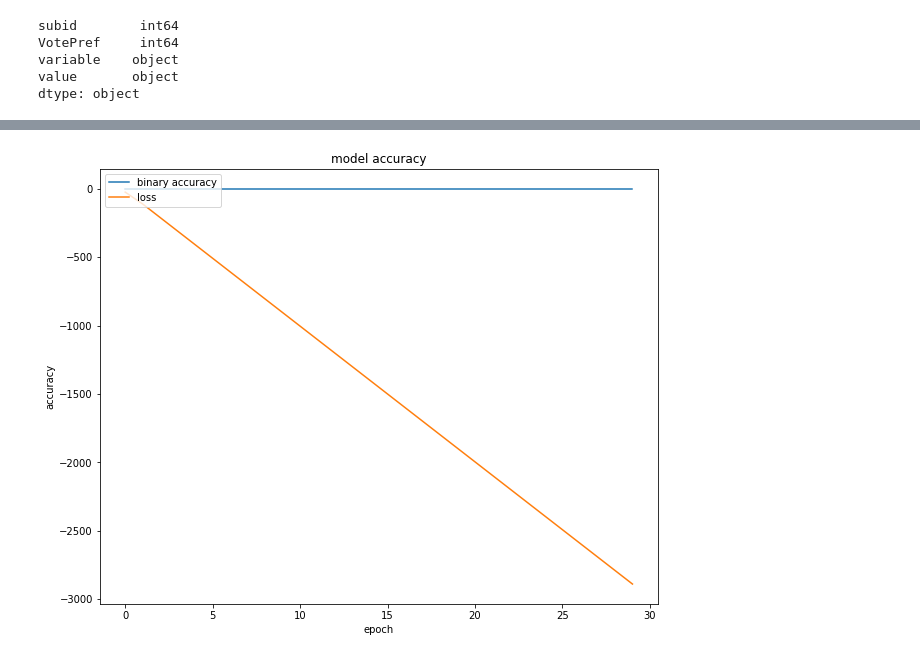
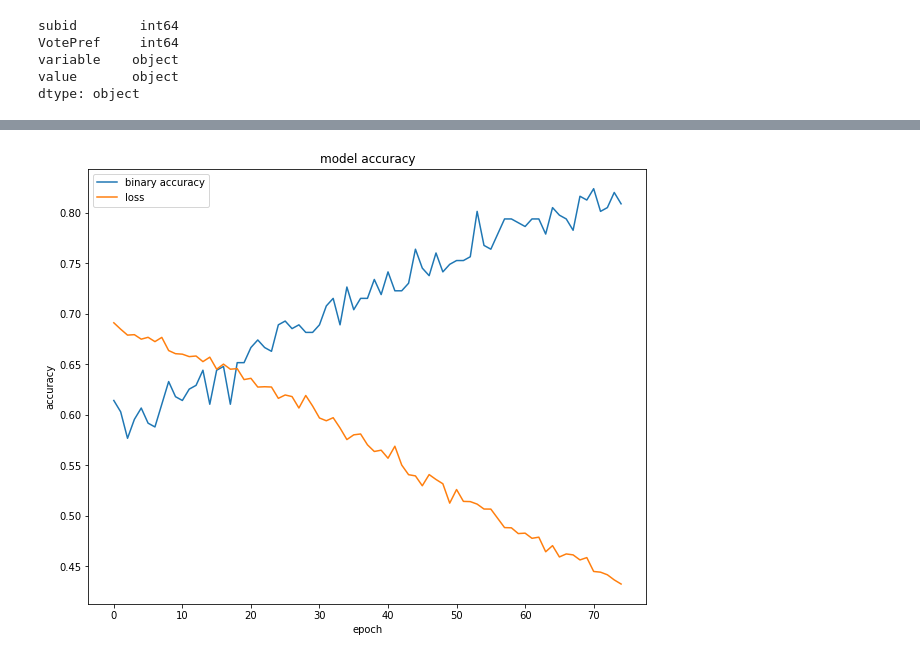
Before and after one commit to kdenning/Political-ANN, a Jupyter notebook: CIS_Final.ipynb, the cells around one changed output, grey strips where cells are left out. Saved outputs shown, nothing was run; the diff lists cells and outputs as text; code cells hidden in the pictures.

```diff
--- a/CIS_Final.ipynb
+++ b/CIS_Final.ipynb
@@ -20,9 +37,9 @@ pt_table.head()
 # %%
 # getting data in long format
-table_long = pd.melt(pt_table, id_vars=['subid', 'VotePref'], value_vars=['Day_Clin_In_PT', 'Day_Clin_In_C', 'Day_Clin_Out_PT', 'Day_Clin_Out_C', 'Day_Trump_Out_PT', 'Day_Trump_Out_C', 'Day_Trump_In_PT', 'Day_Trump_In_C'])
+table_long = pd.melt(pt_table, id_vars=['subid', 'VotePref'], value_vars=['Day_Clin_Out_PT', 'Day_Clin_Out_C', 'Day_Trump_Out_PT', 'Day_Trump_Out_C'])
 # removing NaN's
 long_nonan = table_long.dropna()
-# checking the data looks right and is the right number of rows; should be 773
+# checking the data looks right and is the right number of rows; should be 382
 print(long_nonan.head())
 print(len(long_nonan))
 # %% [output]
@@ -51,6 +68,7 @@ value       object
 dtype: object
 # %%
 # make the outcome variable binary (1, 0)
-long_nonan.replace({'VotePref': 2}, 0) # Now 1 = voted for Clinton, 0 = voted for Trump
+binary = long_nonan.replace({'VotePref': 2}, 0) # Now 1 = voted for Clinton, 0 = voted for Trump
+binary
 # %% [output]
 |  | subid | VotePref | variable | value |
@@ -116,7 +133,7 @@ Unpacking objects: 100% (12/12), done.
 import numpy as np
 rsgen = np.random.RandomState(1234)
 
-shuffled_table = long_nonan.sample(frac=1, random_state=rsgen).reset_index(drop=True)
+shuffled_table = binary.sample(frac=1, random_state=rsgen).reset_index(drop=True)
 shuffled_table.head()
 
 # Pulling out strings
@@ -147,10 +167,10 @@ len(text_vectors)
 # %%
 # Split data into test and training sets
-X_train = text_vectors[:541]
-Y_train = vote[:541]
+X_train = text_vectors[:267]
+Y_train = vote[:267]
 
-X_test = text_vectors[541:]
-Y_test = vote[541:]
+X_test = text_vectors[267:]
+Y_test = vote[267:]
 
 # Score to beat with ANN model
 Y_test.count(1)/len(Y_test)
@@ -195,10 +234,8 @@ up.grid_search([[128,1], [256, 1], [512, 1]], [20, 30, 40, 50, 100], X_train, Y_
 # %%
 # Choosing the best model
 m = up.ann_build_model(300, [128,1])
 
 # The best epochs
-training = up.ann_train(m, X_train, Y_train, 30)
-
-#Plot looks wrong...
+training = up.ann_train(m, X_train, Y_train, 75)
 # %% [output]
-[figure, old version]
+[figure, new version]
```
Also changed, not shown: parts of 26 cells of this notebook.
